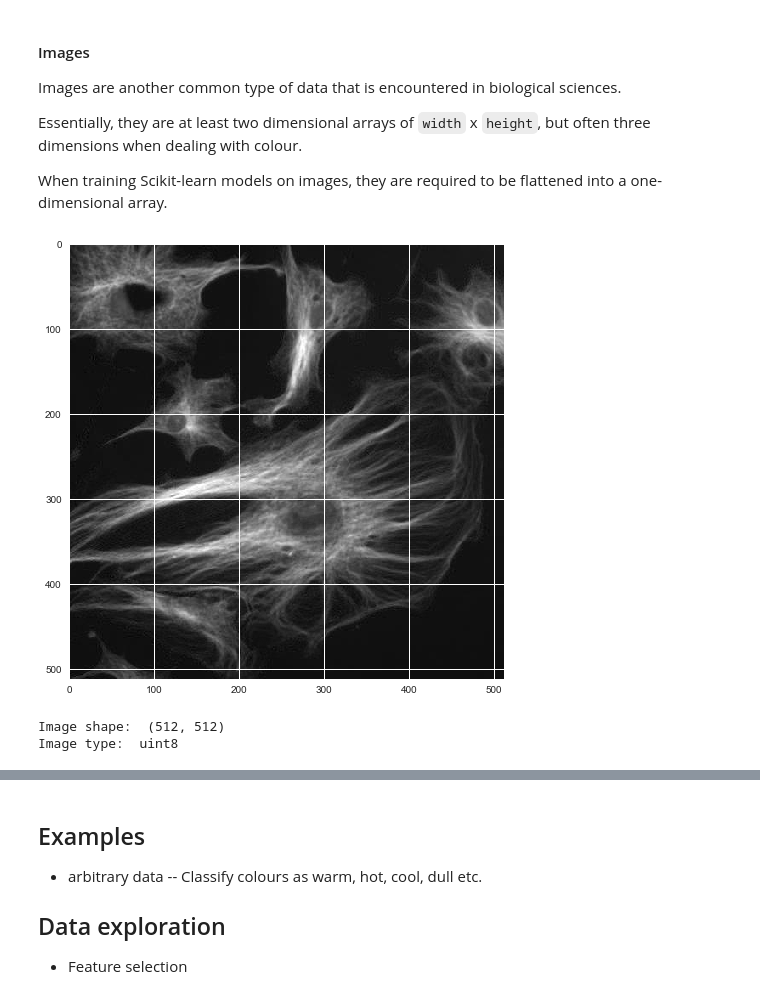
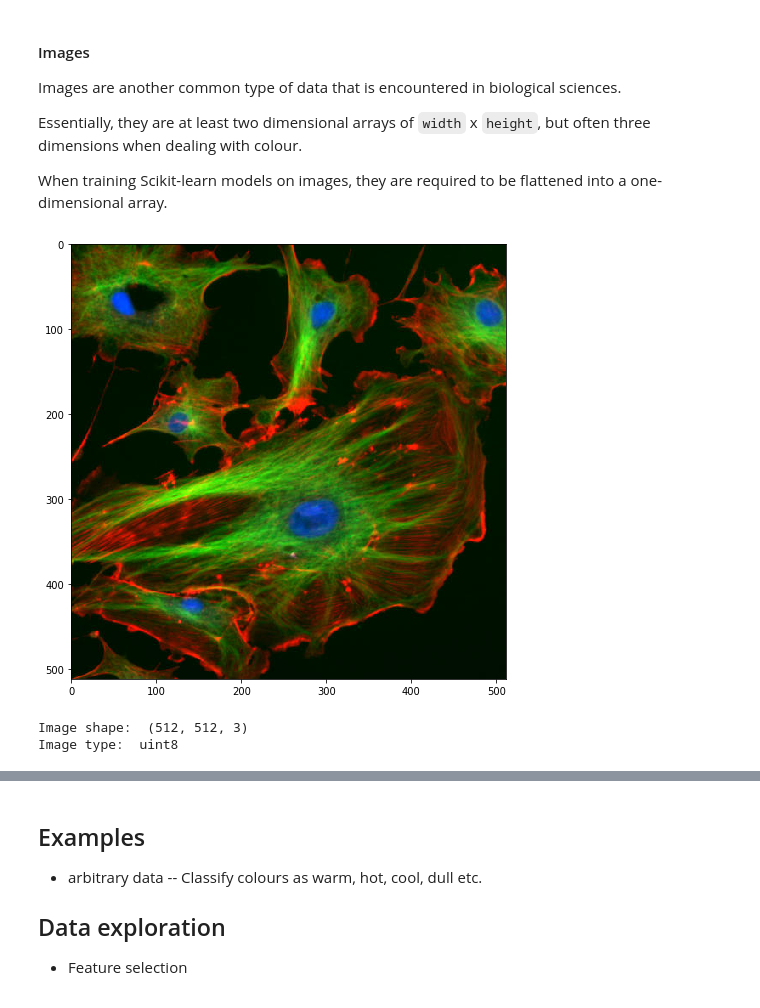
Before and after one commit to tjs23/python_ml_course, a Jupyter notebook: LMB_Python_Machine_Learning.ipynb, the cells around one changed output, grey strips where cells are left out. Drawn from its saved outputs; the diff is of its cells as text; code cells hidden in the pictures.

Commit message:
Added visualising data.

```diff
--- a/LMB_Python_Machine_Learning.ipynb
+++ b/LMB_Python_Machine_Learning.ipynb
@@ -264,25 +271,24 @@ Essentially, they are at least two dimensional arrays of `width` x `height`, but
 
 When training Scikit-learn models on images, they are required to be flattened into a one-dimensional array.
 # %%
-from matplotlib import pyplot as plt
 from urllib.request import urlopen
 plt.rcParams["figure.figsize"] = (16,8)
 
 img_file = 'example_img.jpg'
 url = 'https://upload.wikimedia.org/wikipedia/commons/0/09/FluorescentCells.jpg'
 
 with open(img_file, 'wb') as file_obj:
     file_obj.write(urlopen(url).read())
 
-pixmap = plt.imread(img_file)[:,:,1]     # Read image data as array
+pixmap = plt.imread(img_file)     # Read image data as array
 
 plt.imshow(pixmap)
 plt.show()
 # %% [output]
-[figure, old version]
+[figure, new version]
 # %%
 print("Image shape: ", pixmap.shape)
 print("Image type: ", pixmap.dtype)
 # %% [output]
-Image shape:  (512, 512)
+Image shape:  (512, 512, 3)
 Image type:  uint8
```
Also changed, not shown: parts of 24 cells of this notebook.
